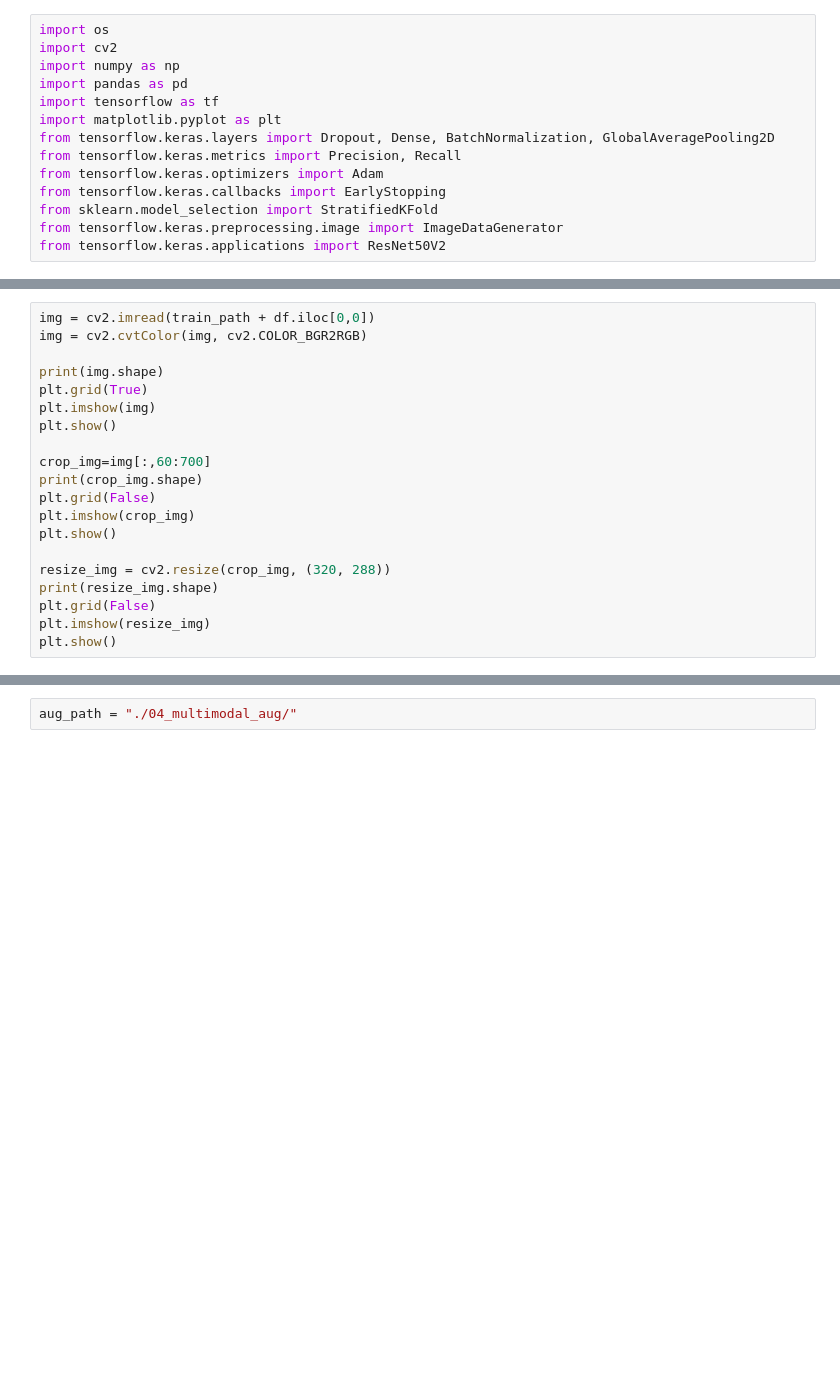
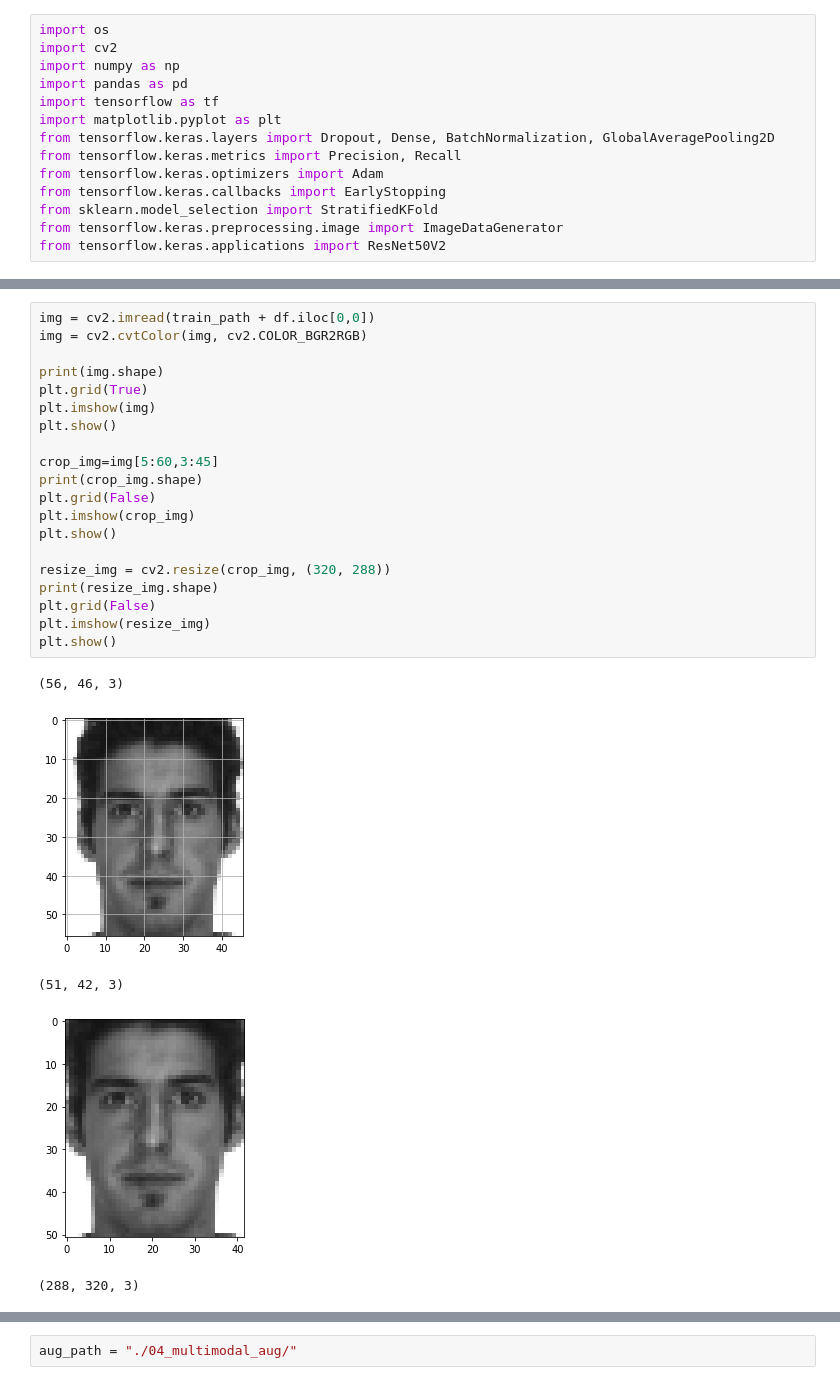
Before and after one commit to kshjessica/study_Machine-Learning, a Jupyter notebook: Assignment5_멀티 모달/MultiModal.ipynb, the cells around one changed output, grey strips where cells are left out. Saved outputs shown, nothing was run; the diff lists cells and outputs as text; blank space fills up the shorter version.

```diff
--- a/Assignment5_멀티 모달/MultiModal.ipynb
+++ b/Assignment5_멀티 모달/MultiModal.ipynb
@@ -30,20 +44,26 @@ df
 # %%
 img = cv2.imread(train_path + df.iloc[0,0])
 img = cv2.cvtColor(img, cv2.COLOR_BGR2RGB)
 
 print(img.shape)
 plt.grid(True)
 plt.imshow(img)
 plt.show()
 
-crop_img=img[:,60:700]
+crop_img=img[5:60,3:45]
 print(crop_img.shape)
 plt.grid(False)
 plt.imshow(crop_img)
 plt.show()
 
 resize_img = cv2.resize(crop_img, (320, 288))
 print(resize_img.shape)
 plt.grid(False)
 plt.imshow(resize_img)
 plt.show()
+# %% [output]
+(56, 46, 3)
+[figure, added]
+(51, 42, 3)
+[figure, added]
+(288, 320, 3)
```
Also changed, not shown: parts of 3 cells of this notebook.
